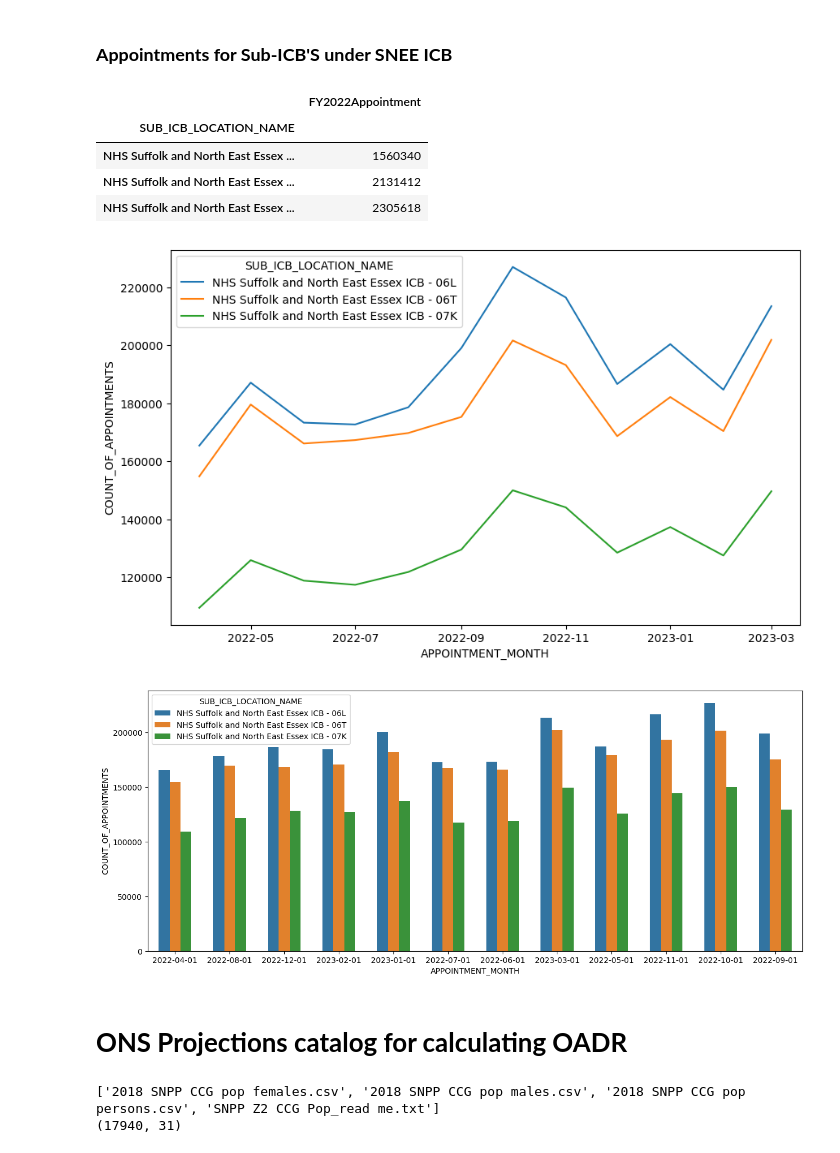
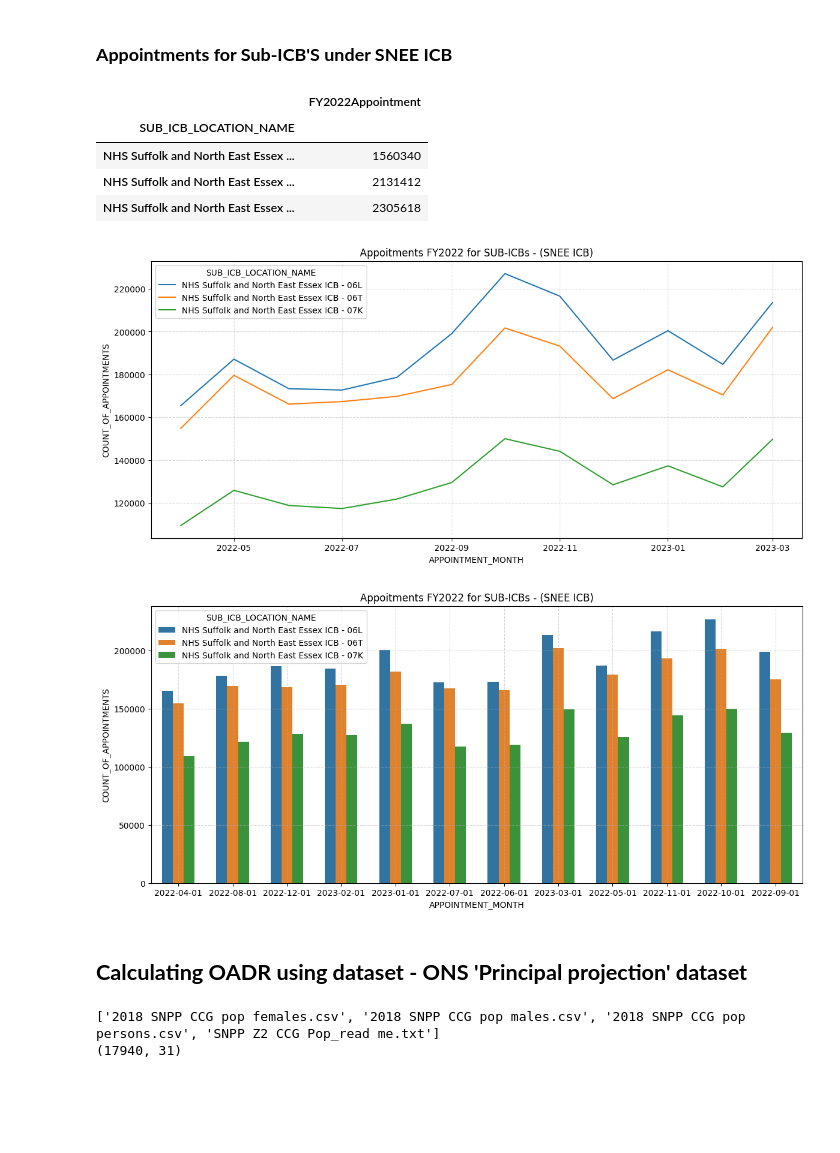
Before and after one commit to SNEE-ICS/PrimaryCareDemandAndCapacity, a Jupyter notebook: AppointmentsVsOADR.ipynb, the cells around one changed output. Cells and saved outputs as stored; diff of their text form; code cells hidden in the pictures; blank space fills up the shorter version.

```diff
--- a/AppointmentsVsOADR.ipynb
+++ b/AppointmentsVsOADR.ipynb
@@ -51,4 +51,6 @@ combined_df.head()
 #Filtering to have data only for FY2022-23
 dates_to_keep = ['APR2022','MAY2022', 'JUN2022', 'JUL2022', 'AUG2022', 'SEP2022', 'OCT2022', 'NOV2022', 'DEC2022', 'JAN2023', 'FEB2023', 'MAR2023']
 filtered_df = combined_df[combined_df['APPOINTMENT_MONTH'].isin(dates_to_keep)]
+filtered_df.rename(columns = {'SUB_ICB_LOCATION_ONS_CODE':'AREA_CODE'}, inplace = True)
+filtered_df
 # %%
@@ -92,42 +94,42 @@ filtered_df.groupby(['SUB_ICB_LOCATION_NAME','APPOINTMENT_MONTH']).sum(numeric_o
 # %%
 #Filtering the data to keep only SNEE ICB
 required_icb = 'NHS Suffolk and North East Essex Integrated Care Board'
-filtered_df_snee = (filtered_df[filtered_df['ICB_NAME'] == required_icb]
-                    .groupby(['SUB_ICB_LOCATION_NAME','APPOINTMENT_MONTH'])
-                    .sum(numeric_only=True)
-                    .reset_index()
-                    .assign(APPOINTMENT_MONTH=lambda df: pd.to_datetime(df['APPOINTMENT_MONTH'], format="%b%Y"))
-                    )
+appointments_sub_icb_snee = (filtered_df[filtered_df['ICB_NAME'] == required_icb]
+                            .groupby(['SUB_ICB_LOCATION_NAME','APPOINTMENT_MONTH'])
+                            .sum(numeric_only=True)
+                            .reset_index()
+                            .assign(APPOINTMENT_MONTH=lambda df: pd.to_datetime(df['APPOINTMENT_MONTH'], format="%b%Y"))
+                            )
 
 #Plotting lineplot for sub-icb's under SNEE ICB
-plt.figure(figsize=(10,6))
-sns.lineplot(data=filtered_df_snee, x='APPOINTMENT_MONTH', y='COUNT_OF_APPOINTMENTS', hue='SUB_ICB_LOCATION_NAME')
+plt.figure(figsize=(14,6))
+sns.lineplot(data=appointments_sub_icb_snee, x='APPOINTMENT_MONTH', y='COUNT_OF_APPOINTMENTS', hue='SUB_ICB_LOCATION_NAME')
+plt.grid(True, linestyle='--', alpha=0.5)
+plt.title("Appoitments FY2022 for SUB-ICBs - (SNEE ICB)")
 
 #Plotting Barplot for sub-icb's under SNEE ICB
-plt.figure(figsize=(15,6))
-sns.barplot(data=filtered_df_snee, x='APPOINTMENT_MONTH', y='COUNT_OF_APPOINTMENTS', hue='SUB_ICB_LOCATION_NAME', width=0.6)
-#ax.set_title('GP Appointments sub-icb level (SNEE ICB)')
-#ax.set_ylabel('Number of appointments')
-#ax.tick_params(axis='x',rotation=40, labelsize=12)
-#ax.grid(True, linestyle='--', alpha=0.5)
+plt.figure(figsize=(14,6))
+sns.barplot(data=appointments_sub_icb_snee, x='APPOINTMENT_MONTH', y='COUNT_OF_APPOINTMENTS', hue='SUB_ICB_LOCATION_NAME', width=0.6)
+plt.grid(True, linestyle='--', alpha=0.5)
+plt.title("Appoitments FY2022 for SUB-ICBs - (SNEE ICB)")
 
 #Grouping the data in a series for sub icb's in SNEE ICB and appointments count
-appointments_icb_sub_snee = filtered_df_snee.groupby('SUB_ICB_LOCATION_NAME')['COUNT_OF_APPOINTMENTS'].sum()
-appointments_icb_sub_snee.name = 'FY2022Appointment'
+appointments_sub_icb_snee = appointments_sub_icb_snee.groupby('SUB_ICB_LOCATION_NAME')['COUNT_OF_APPOINTMENTS'].sum()
+appointments_sub_icb_snee.name = 'FY2022Appointment'
 
 #Converting series to Dataframe
-appointments_sub_icb_snee = pd.DataFrame(appointments_icb_sub_snee).sort_values(by='FY2022Appointment')
+appointments_sub_icb_snee = pd.DataFrame(appointments_sub_icb_snee).sort_values(by='FY2022Appointment')
 appointments_sub_icb_snee.head()
 # %% [output]
 |  | FY2022Appointment |
 | SUB_ICB_LOCATION_NAME |  |
 | NHS Suffolk and North East Essex ... | 1560340 |
 | NHS Suffolk and North East Essex ... | 2131412 |
 | NHS Suffolk and North East Essex ... | 2305618 |
-[figure, old version]
+[figure, new version]
-[figure, old version]
+[figure, new version]
-# %% [markdown]
-# **ONS Projections catalog for calculating OADR**
+# %% [markdown]
+## **Calculating OADR using dataset - ONS  'Principal projection' dataset**
 # %%
 #Loading the dataset - 'Principal projection' of population to calculate OADR
 ons_projection_catalog_entry = catalog.scenario_data_sources[0].scenarios[0]
```
Also changed, not shown: parts of 45 cells of this notebook.
